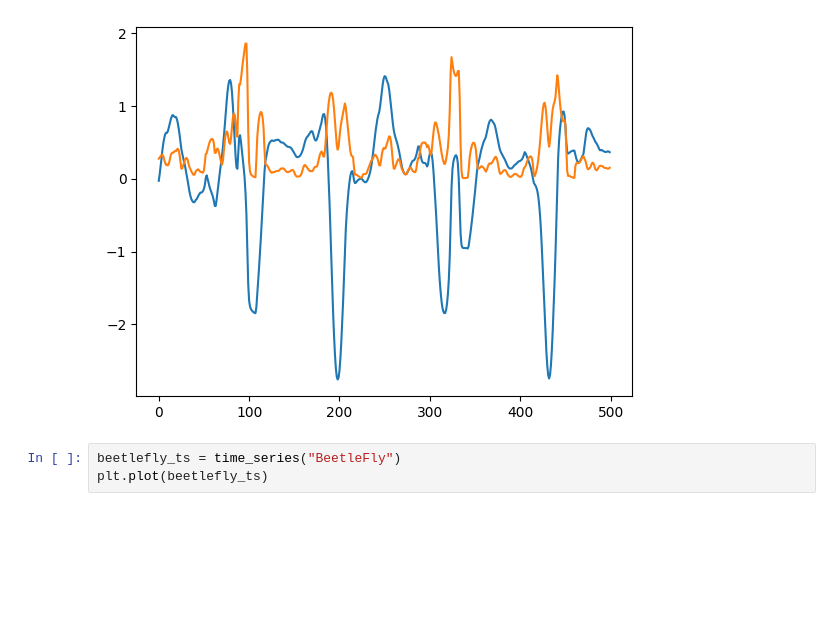
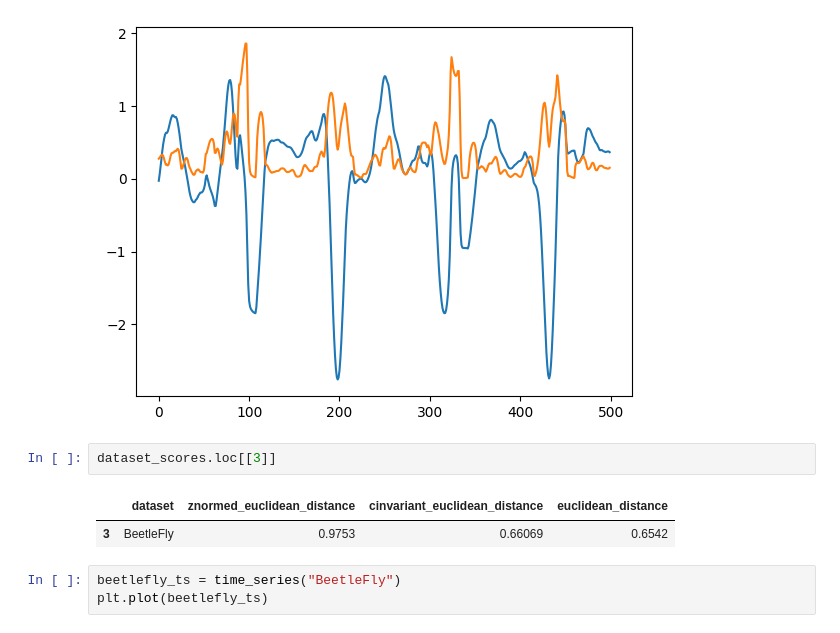
Before and after one commit to JaasperK/oracle, a Jupyter notebook: notebooks/oracle.ipynb, the cells around one changed output. Saved outputs shown, nothing was run; the diff lists cells and outputs as text; blank space fills up the shorter version.

Commit message:
added helper scores

```diff
--- a/notebooks/oracle.ipynb
+++ b/notebooks/oracle.ipynb
@@ -194,6 +194,11 @@ plt.plot(beef_sigma[:view_len])  # in orange
 # %% [output]
 [<matplotlib.lines.Line2D at 0x...>]
 [figure]
+# %%
+dataset_scores.loc[[3]]
+# %% [output]
+|  | dataset | znormed_euclidean_distance | cinvariant_euclidean_distance | euclidean_distance |
+| 3 | BeetleFly | 0.9753 | 0.66069 | 0.6542 |
 # %%
 beetlefly_ts = time_series("BeetleFly")
 plt.plot(beetlefly_ts)
```
Also changed, not shown: parts of 2 cells of this notebook.
